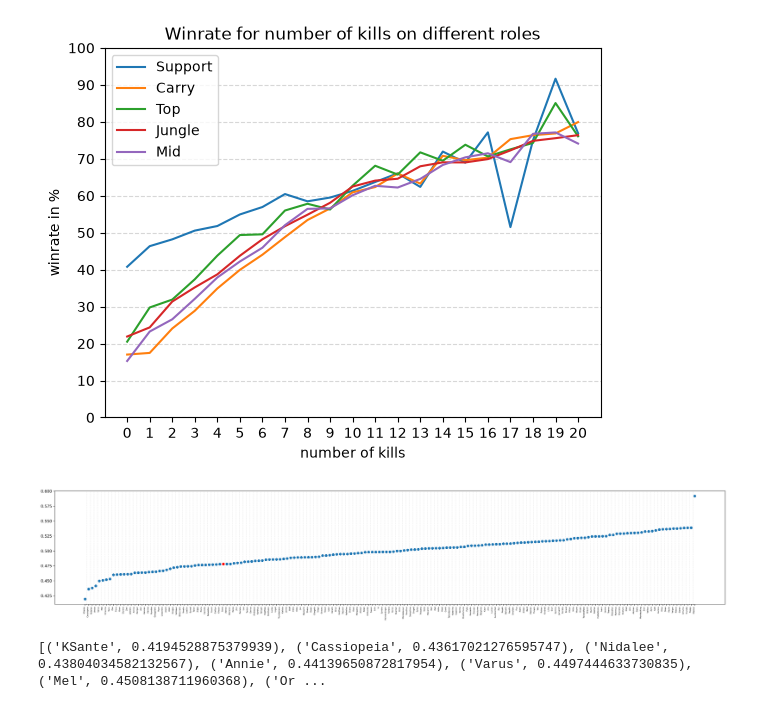
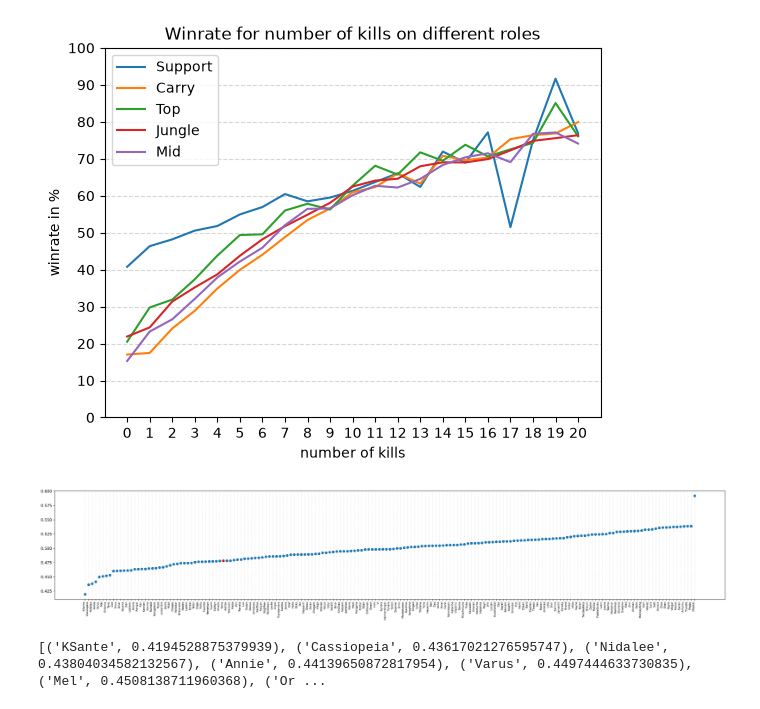
Before and after one commit to gespel/RiftCrawler, a Jupyter notebook: main.ipynb, the cells around one changed output. Saved outputs shown, nothing was run; the diff lists cells and outputs as text; code cells hidden in the pictures.

Commit message:
improved visual

```diff
--- a/main.ipynb
+++ b/main.ipynb
@@ -195,26 +195,26 @@ plt.show()
 # %%
 import matplotlib.pyplot as plt
 
 wr_list = []
 for champ in wr:
     wr_t = wr[champ][0]/(wr[champ][1] + wr[champ][0])
     wr_list.append((champ, wr_t))
 
 wr_list_sorted = sorted(wr_list, key=lambda tup: tup[1])
 wr_calc_champ = [champ for champ, winrate in wr_list_sorted]
 wr_calc_wr = [winrate for champ, winrate in wr_list_sorted]
 point_colors = ["red" if champ == "Sona" else "C0" for champ in wr_calc_champ]
 
 plt.figure(figsize=(25, 5), dpi=300)
 plt.scatter(wr_calc_champ, wr_calc_wr, c=point_colors)
 axis = plt.gca()
-axis.set_xticks([i + 0.5 for i in range(len(wr_calc_champ) - 1)], minor=True)
-axis.grid(which="minor", axis="x", linestyle="--", alpha=0.35)
-plt.xticks(rotation=90, ha="right", fontsize=5)
+axis.set_axisbelow(True)
+axis.grid(which="major", axis="x", linestyle="--", alpha=0.35)
+plt.xticks(rotation=90, ha="right", fontsize=7)
 plt.tight_layout()
 plt.show()
 
 print(wr_list_sorted)
 # %% [output]
-[figure, old version]
+[figure, new version]
 [('KSante', 0.4194528875379939), ('Cassiopeia', 0.43617021276595747), ('Nidalee', 0.43804034582132567), ('Annie', 0.44139650872817954), ('Varus', 0.4497444633730835), ('Mel', 0.4508138711960368), ('Or ...
```
